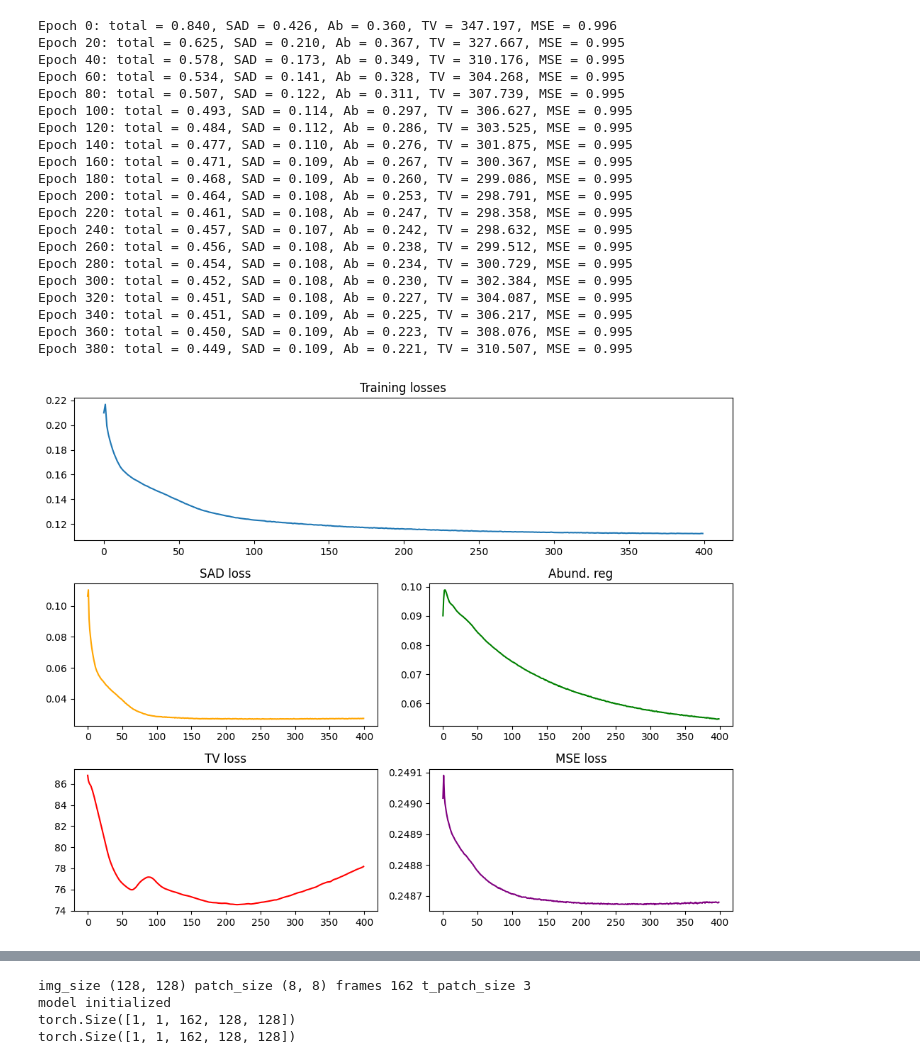
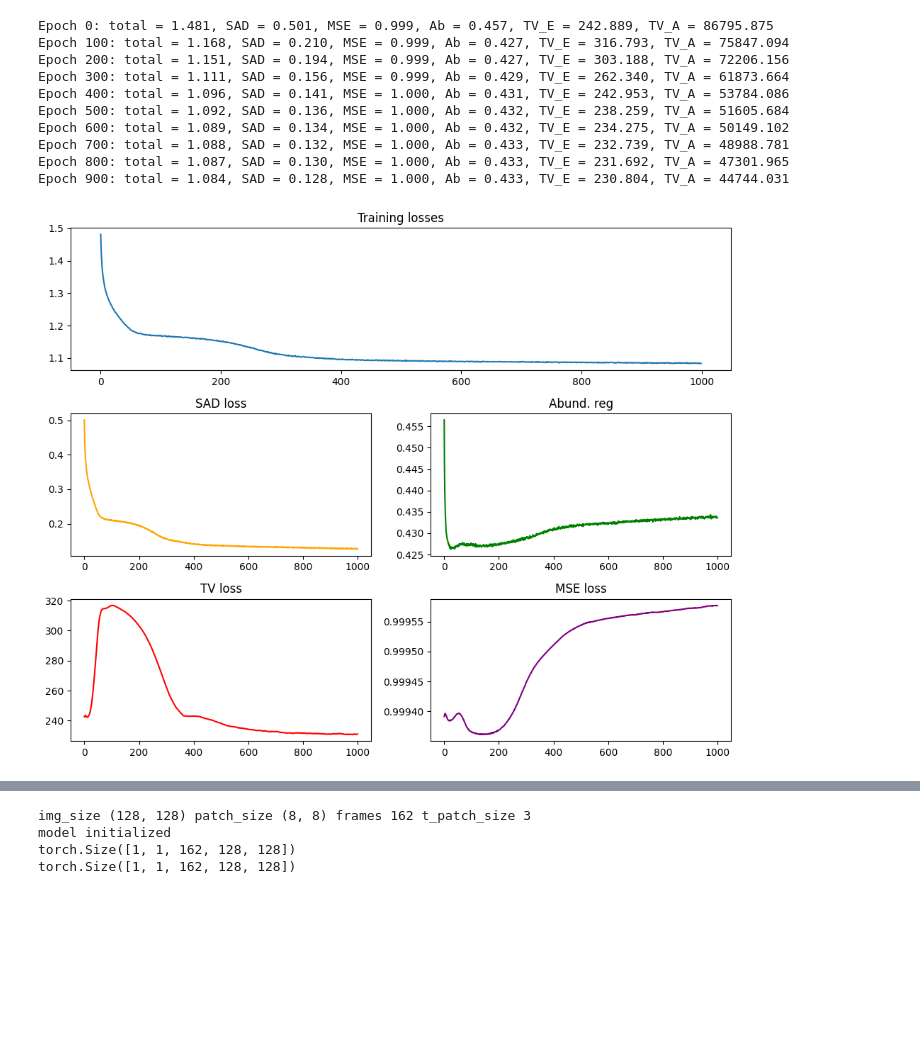
Before and after one commit to edabier/SS-HSU_benchmark, a Jupyter notebook: testing_models.ipynb, the cells around one changed output, grey strips where cells are left out. Drawn from its saved outputs; the diff is of its cells as text; code cells hidden in the pictures; blank space fills up the shorter version.

```diff
--- a/testing_models.ipynb
+++ b/testing_models.ipynb
@@ -21,7 +21,7 @@ else:
     print(f"{torch.cuda.is_available()}")
     dev = "cpu"
 # %%
-dataset = "urban"
+dataset = "jasper"
 data = io.loadmat(f"datasets/{dataset}.mat")
 Y_flat = torch.tensor(data["Y"], dtype=torch.float32)
 Y_flat = utils.normalize(Y_flat)
@@ -31,7 +31,6 @@ B, c, N = E.shape[0], E.shape[1], Y_flat.shape[1]
 
 Y = utils.oneD_to_2d(Y_flat)
 A = utils.oneD_to_2d(A_flat)
-B = Y.shape[0]
 H = Y.shape[-1]
 Y = Y.to(torch.float32)
 Y = Y.unsqueeze(0)
@@ -106,12 +109,13 @@ The unmixer model has :  88.566238 M params
 # %%
-train_losses, sad_losses, ab_losses, tv_losses, mse_losses = [], [], [], [], []
+train_losses, sad_losses, ab_losses, tv_e_losses, tv_a_losses, mse_losses = [], [], [], [], [], []
 loader, _, _ = utils.create_dataloader(dataset, patch_size=H, dev=dev)
 
-epochs, lr = 400, 0.01
+epochs, lr = 1000, 0.01
 optimizer = torch.optim.AdamW(model.parameters(), lr=lr)
+
 for epoch in range(epochs):
 
-    train_loss, sad_loss, ab_loss, tv_loss, mse_loss = 0, 0, 0, 0, 0
+    train_loss, sad_loss, ab_loss, tv_e_loss, tv_a_loss, mse_loss = 0, 0, 0, 0, 0, 0
 
     for Y, E, A in loader:
         optimizer.zero_grad()
@@ -141,63 +145,59 @@ for epoch in range(epochs):
             E_hat, A_hat, Y_hat = model(features)
 
         elif fm_name == "HyperSIGMA":
-            E_hat, A_hat, Y_hat = rsfm.unmix_full_image_hypersigma(Y, model, fm, c)
+            E_hat, A_hat, Y_hat = rsfm.unmix_full_image_hypersigma(Y, model, fm, c, use_bn=True)
 
         else:
             pass
 
-        W_sad, W_ab, W_tv, W_mse = 1, 0.5, 1e-4, 0.2
-        loss, loss_sad, loss_ab, loss_tv, loss_mse = model.loss(Y, Y_hat, A_hat, E_hat, W_sad=W_sad, W_ab=W_ab, W_tv=W_tv, W_mse=W_mse)
+        W_sad, W_ab, W_tv_e, W_mse = 1, 1, 1e-4, 0.5
+        loss, loss_sad, loss_ab, loss_tv_e, loss_tv_a, loss_mse = model.loss(Y, Y_hat, A_hat, E_hat, W_sad=W_sad, W_ab=W_ab, W_tv_e=W_tv_e, W_mse=W_mse, W_tv_a=0)
         train_loss += loss.item()
         sad_loss += loss_sad.item()
         ab_loss += loss_ab.item()
-        tv_loss += loss_tv.item()
+        tv_e_loss += loss_tv_e.item()
+        tv_a_loss += loss_tv_a.item()
         mse_loss += loss_mse.item()
 
-        if epoch%(epochs//20)==0:
-            print(f"Epoch {epoch}: total = {format(loss, '.3f')}, SAD = {format(loss_sad, '.3f')}, Ab = {format(loss_ab, '.3f')}, TV = {format(loss_tv, '.3f')}, MSE = {format(loss_mse, '.3f')}")
+        # loss, loss_re, loss_sad, loss_mse = model.supervised_loss(Y, Y_hat, A, A_hat, E[0], E_hat)
+        # train_loss += loss.item()
+
+        if epoch%(epochs//10)==0:
+            print(f"Epoch {epoch}: total = {format(loss, '.3f')}, SAD = {format(loss_sad, '.3f')}, MSE = {format(loss_mse, '.3f')}, Ab = {format(loss_ab, '.3f')}, TV_E = {format(tv_e_loss, '.3f')}, TV_A = {format(loss_tv_a, '.3f')}")
 
         loss.backward()
         optimizer.step()
 
         with torch.no_grad():
             constraints = models.weightConstraint()
             model.decoder.apply(constraints)
         break
 
     train_loss /= len(loader)
     sad_loss /= len(loader)
     ab_loss /= len(loader)
-    tv_loss /= len(loader)
+    tv_e_loss /= len(loader)
+    tv_a_loss /= len(loader)
     mse_loss /= len(loader)
     train_losses.append(train_loss)
     sad_losses.append(sad_loss)
     ab_losses.append(ab_loss)
-    tv_losses.append(tv_loss)
+    tv_e_losses.append(tv_e_loss)
+    tv_a_losses.append(tv_a_loss)
     mse_losses.append(mse_loss)
-utils.plot_losses(train_losses, sad_losses, ab_losses, tv_losses, mse_losses)
+utils.plot_losses(train_losses, sad_losses, ab_losses, tv_e_losses, mse_losses)
 # plt.plot(train_losses)
 # plt.title('Training loss')
 # plt.show()
 # %% [output]
-Epoch 0: total = 0.840, SAD = 0.426, Ab = 0.360, TV = 347.197, MSE = 0.996
-Epoch 20: total = 0.625, SAD = 0.210, Ab = 0.367, TV = 327.667, MSE = 0.995
-Epoch 40: total = 0.578, SAD = 0.173, Ab = 0.349, TV = 310.176, MSE = 0.995
-Epoch 60: total = 0.534, SAD = 0.141, Ab = 0.328, TV = 304.268, MSE = 0.995
-Epoch 80: total = 0.507, SAD = 0.122, Ab = 0.311, TV = 307.739, MSE = 0.995
-Epoch 100: total = 0.493, SAD = 0.114, Ab = 0.297, TV = 306.627, MSE = 0.995
-Epoch 120: total = 0.484, SAD = 0.112, Ab = 0.286, TV = 303.525, MSE = 0.995
-Epoch 140: total = 0.477, SAD = 0.110, Ab = 0.276, TV = 301.875, MSE = 0.995
-Epoch 160: total = 0.471, SAD = 0.109, Ab = 0.267, TV = 300.367, MSE = 0.995
-Epoch 180: total = 0.468, SAD = 0.109, Ab = 0.260, TV = 299.086, MSE = 0.995
-Epoch 200: total = 0.464, SAD = 0.108, Ab = 0.253, TV = 298.791, MSE = 0.995
-Epoch 220: total = 0.461, SAD = 0.108, Ab = 0.247, TV = 298.358, MSE = 0.995
-Epoch 240: total = 0.457, SAD = 0.107, Ab = 0.242, TV = 298.632, MSE = 0.995
-Epoch 260: total = 0.456, SAD = 0.108, Ab = 0.238, TV = 299.512, MSE = 0.995
-Epoch 280: total = 0.454, SAD = 0.108, Ab = 0.234, TV = 300.729, MSE = 0.995
-Epoch 300: total = 0.452, SAD = 0.108, Ab = 0.230, TV = 302.384, MSE = 0.995
-Epoch 320: total = 0.451, SAD = 0.108, Ab = 0.227, TV = 304.087, MSE = 0.995
-Epoch 340: total = 0.451, SAD = 0.109, Ab = 0.225, TV = 306.217, MSE = 0.995
-Epoch 360: total = 0.450, SAD = 0.109, Ab = 0.223, TV = 308.076, MSE = 0.995
-Epoch 380: total = 0.449, SAD = 0.109, Ab = 0.221, TV = 310.507, MSE = 0.995
+Epoch 0: total = 1.481, SAD = 0.501, MSE = 0.999, Ab = 0.457, TV_E = 242.889, TV_A = 86795.875
+Epoch 100: total = 1.168, SAD = 0.210, MSE = 0.999, Ab = 0.427, TV_E = 316.793, TV_A = 75847.094
+Epoch 200: total = 1.151, SAD = 0.194, MSE = 0.999, Ab = 0.427, TV_E = 303.188, TV_A = 72206.156
+Epoch 300: total = 1.111, SAD = 0.156, MSE = 0.999, Ab = 0.429, TV_E = 262.340, TV_A = 61873.664
+Epoch 400: total = 1.096, SAD = 0.141, MSE = 1.000, Ab = 0.431, TV_E = 242.953, TV_A = 53784.086
+Epoch 500: total = 1.092, SAD = 0.136, MSE = 1.000, Ab = 0.432, TV_E = 238.259, TV_A = 51605.684
+Epoch 600: total = 1.089, SAD = 0.134, MSE = 1.000, Ab = 0.432, TV_E = 234.275, TV_A = 50149.102
+Epoch 700: total = 1.088, SAD = 0.132, MSE = 1.000, Ab = 0.433, TV_E = 232.739, TV_A = 48988.781
+Epoch 800: total = 1.087, SAD = 0.130, MSE = 1.000, Ab = 0.433, TV_E = 231.692, TV_A = 47301.965
+Epoch 900: total = 1.084, SAD = 0.128, MSE = 1.000, Ab = 0.433, TV_E = 230.804, TV_A = 44744.031
-[figure, old version]
+[figure, new version]
```
Also changed, not shown: parts of 6 cells of this notebook, 6 other files.
